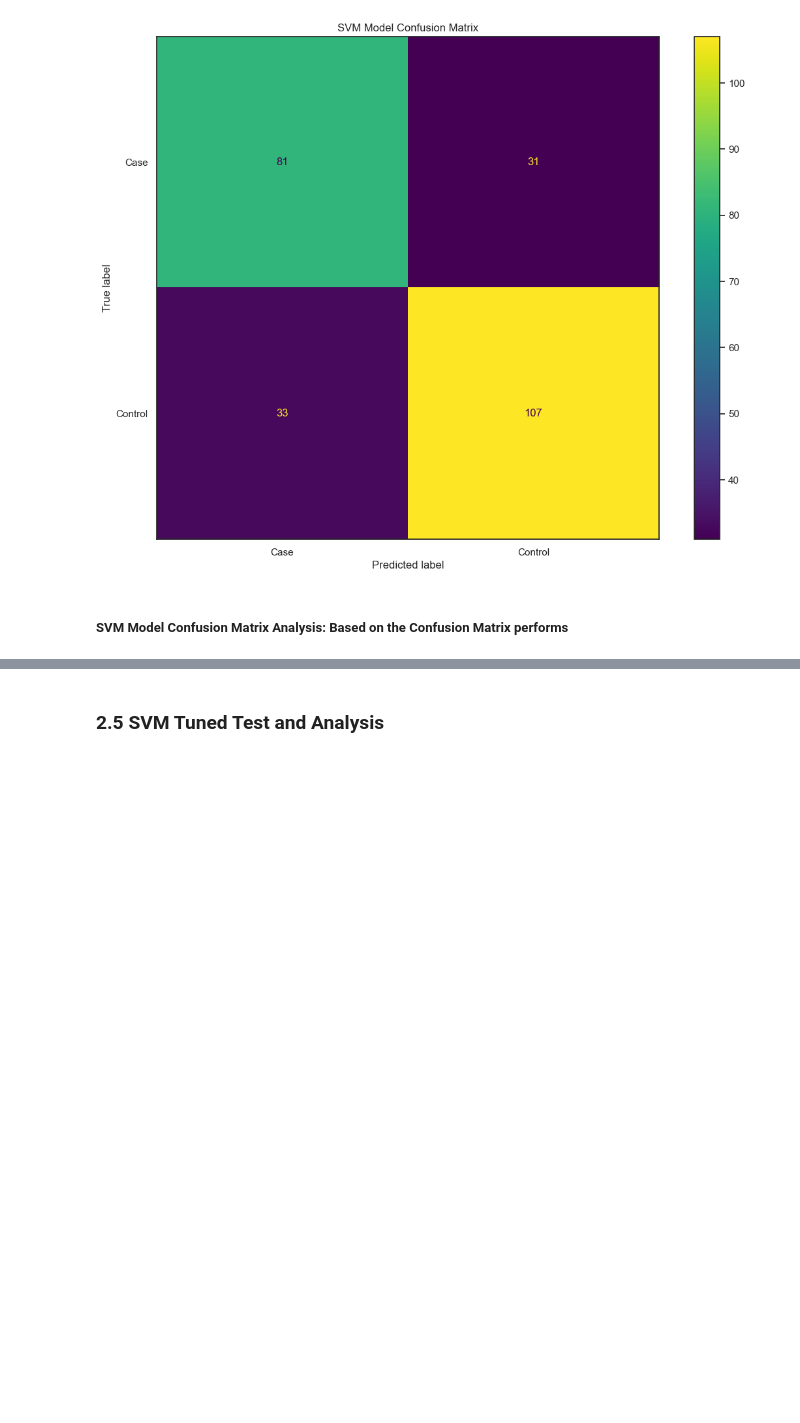
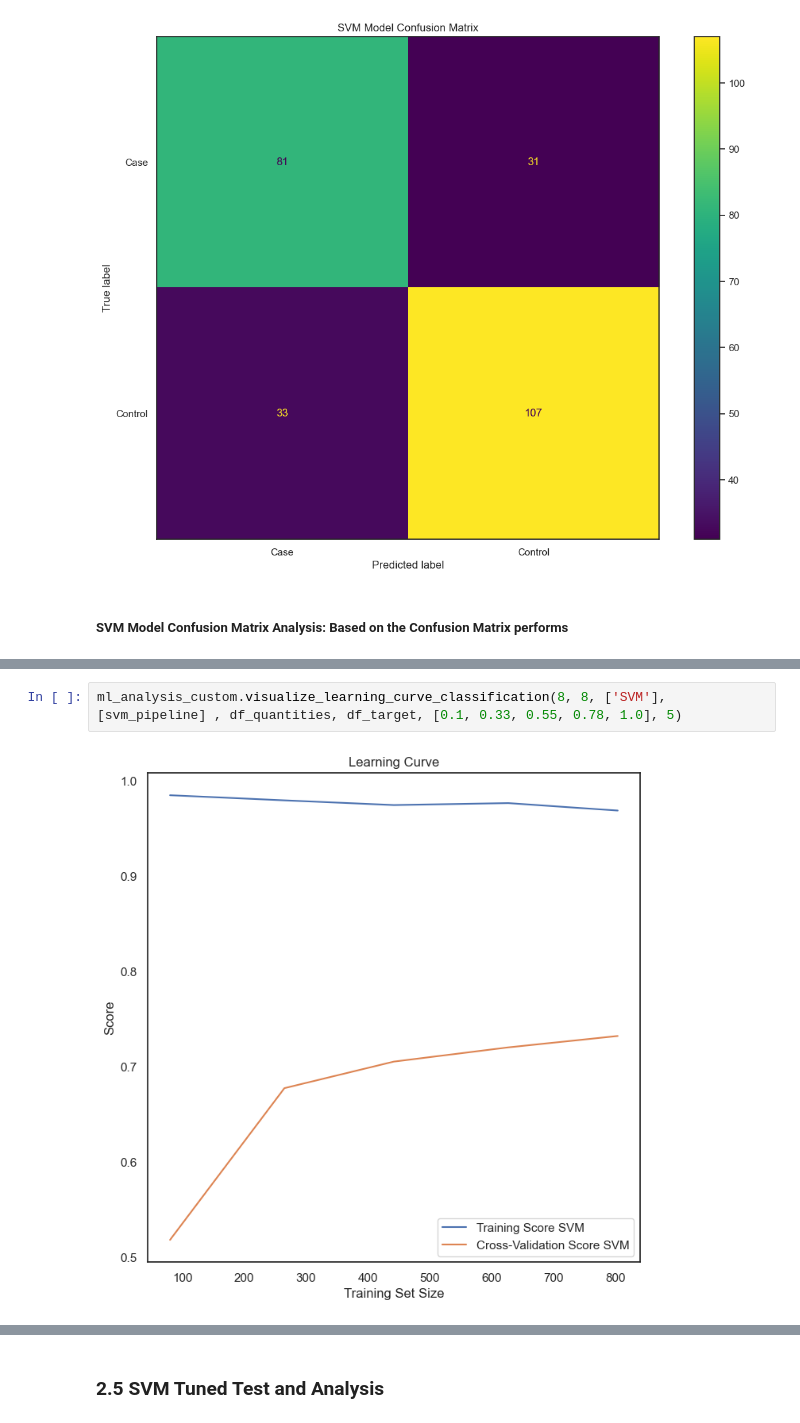
Before and after one commit to APS301123/Lung_Cancer_Classification_Project, a Jupyter notebook: Code/notebook_lung_cancer.ipynb, the cells around one changed output, grey strips where cells are left out. Cells and saved outputs as stored; diff of their text form; blank space fills up the shorter version.

```diff
--- a/Code/notebook_lung_cancer.ipynb
+++ b/Code/notebook_lung_cancer.ipynb
@@ -332,0 +350,4 @@ SVC(random_state=1)
+# %%
+ml_analysis_custom.visualize_learning_curve_classification(8, 8, ['SVM'], [svm_pipeline] , df_quantities, df_target, [0.1, 0.33, 0.55, 0.78, 1.0], 5)
+# %% [output]
+[figure, added]
```
Also changed, not shown: parts of 16 cells of this notebook, 1 other file.
